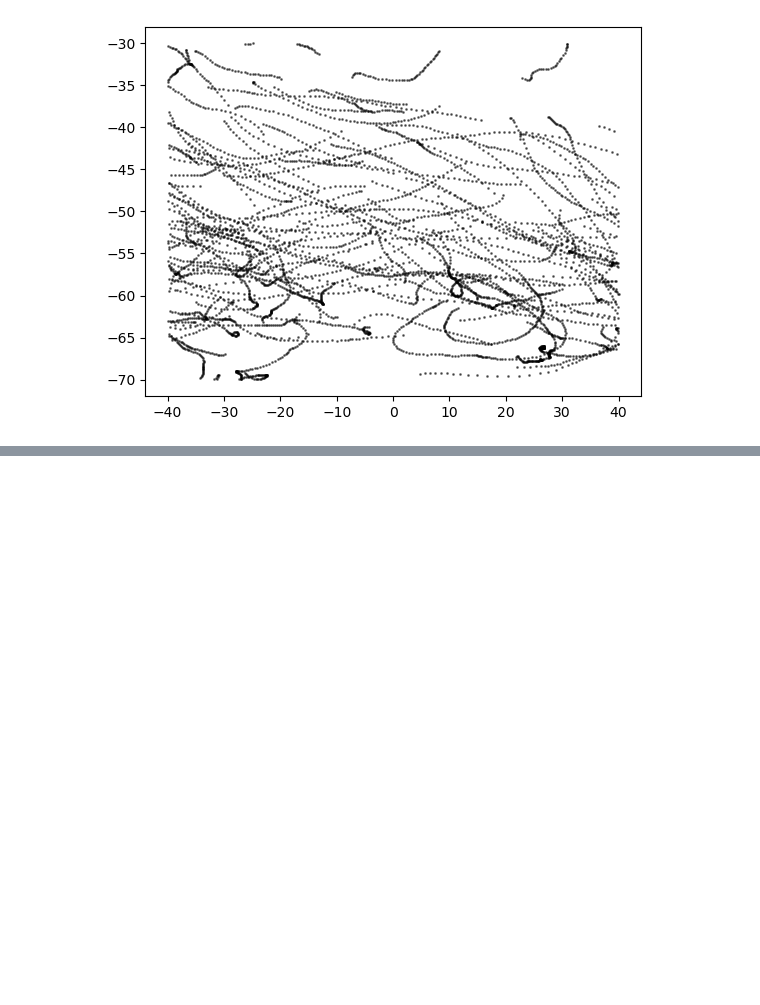
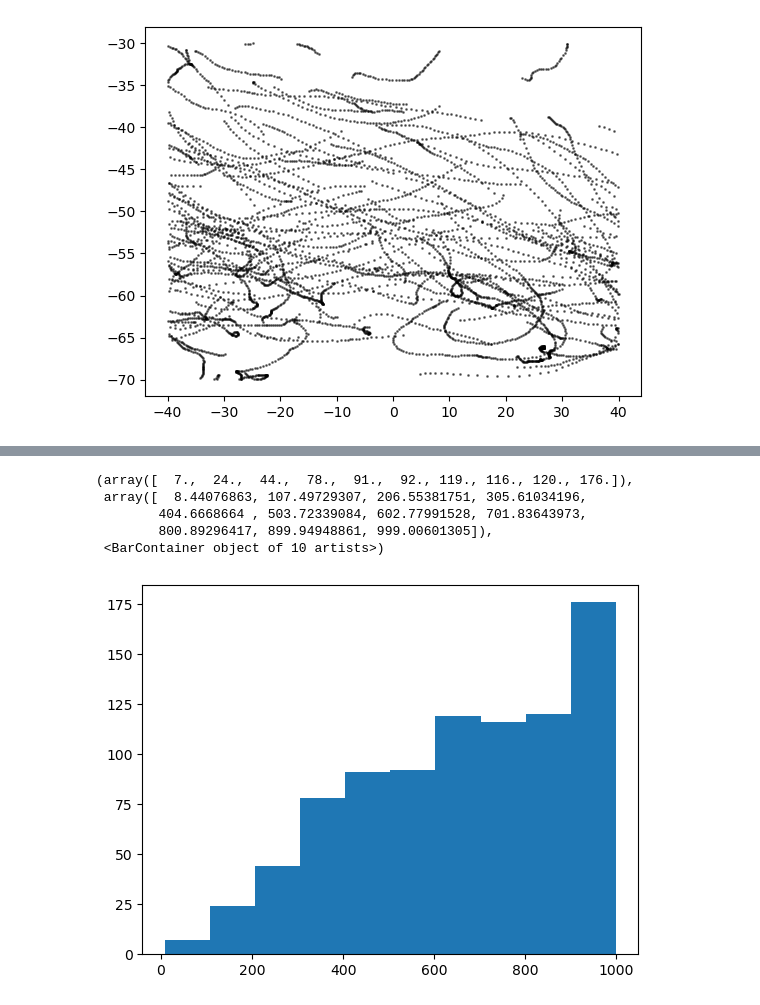
Before and after one commit to marcelduplessis/duplessis-storms-warming, a Jupyter notebook: code/analysis/figure-2-v3.ipynb, the cells around one changed output, grey strips where cells are left out. Saved outputs shown, nothing was run; the diff lists cells and outputs as text; code cells hidden in the pictures; blank space fills up the shorter version.

Commit message:
figure 2

```diff
--- a/code/analysis/figure-2-v3.ipynb
+++ b/code/analysis/figure-2-v3.ipynb
@@ -243,0 +247,27 @@ storms_soscex = xr.merge([ds_storms_ssr, ds_storms_str, ds_storms_shf, ds_storms
+# %%
+storms_soscex = xr.open_dataset('/home/mduplessis/data/storms/storms_soscex.nc')
+# %%
+# Define the threshold distance (radius) in km
+threshold_distance = 1000
+
+# Get the dimensions of the array
+rows = len(storms_soscex.y)
+cols = len(storms_soscex.x)
+
+# Calculate the center point
+center_x = rows // 2
+center_y = cols // 2
+
+# Create a new 2D array to store the result
+radial_idx = np.zeros((rows, cols), dtype=int)*np.nan
+
+# Iterate through the 2D array
+for i in range(rows):
+    for j in range(cols):
+        # Calculate the distance from the center point
+        distance = np.sqrt((storms_soscex.x[i] - storms_soscex.x[center_x])**2 + (storms_soscex.y[j] - storms_soscex.y[center_y])**2)
+        # Check if the distance is within the threshold
+        if distance <= threshold_distance:
+            radial_idx[i][j] = 1
+# %%
+storms_soscex['dayofyear']=(('time'), mdates.date2num(storms_soscex.time)-day0)
@@ -244,3 +358,14 @@ storms_soscex = xr.merge([ds_storms_ssr, ds_storms_str, ds_storms_shf, ds_storms
+# %%
+distance_to_glider, storm_index, x_distance_to_glider, y_distance_to_glider = storm_at_glider(storms_soscex)
+# %%
+plt.hist(distance_to_glider)
+# %% [output]
+(array([  7.,  24.,  44.,  78.,  91.,  92., 119., 116., 120., 176.]),
+ array([  8.44076863, 107.49729307, 206.55381751, 305.61034196,
+        404.6668664 , 503.72339084, 602.77991528, 701.83643973,
+        800.89296417, 899.94948861, 999.00601305]),
+ <BarContainer object of 10 artists>)
+[figure, added]
 # %%
 storms_soscex
 # %% [output]
```
Also changed, not shown: parts of 9 cells of this notebook.
